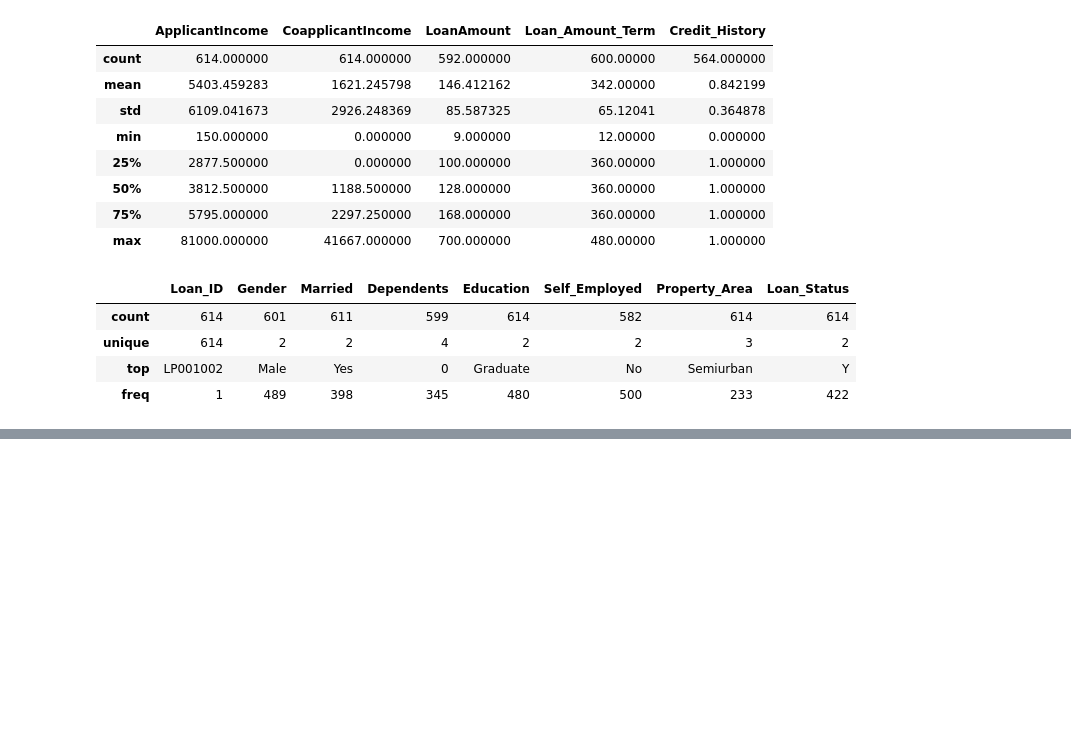
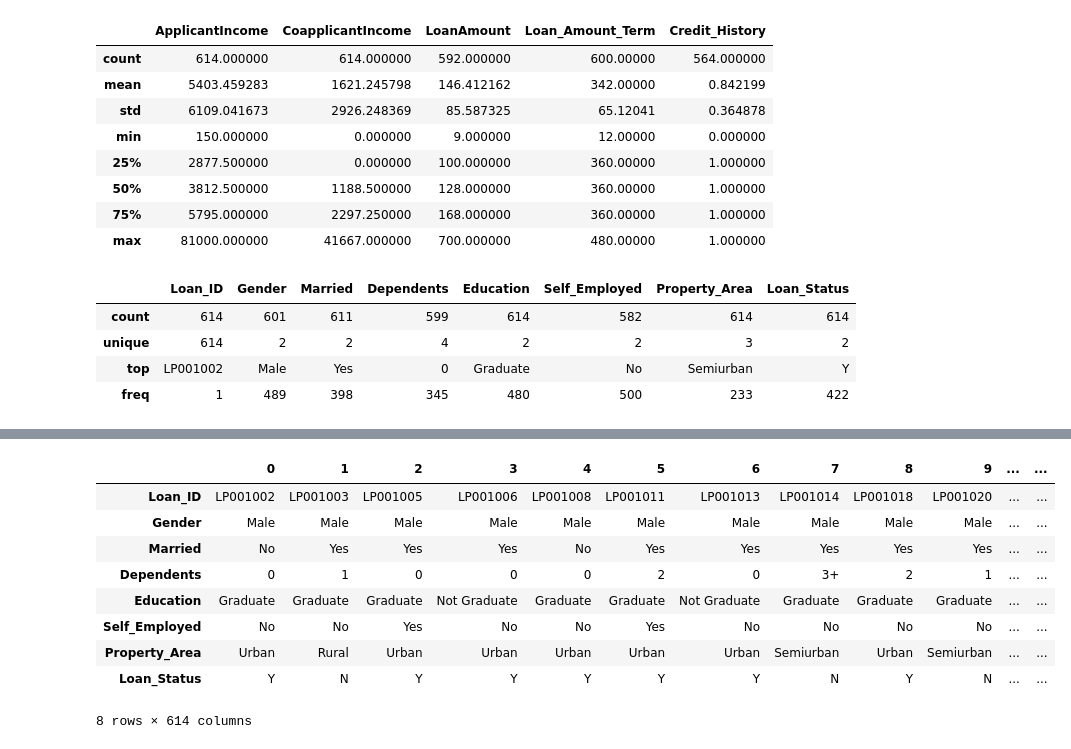
Before and after one commit to Augustin224/traitrement_de_donnee, a Jupyter notebook: main.ipynb, the cells around one changed output, grey strips where cells are left out. Cells and saved outputs as stored; diff of their text form; code cells hidden in the pictures; blank space fills up the shorter version.

```diff
--- a/main.ipynb
+++ b/main.ipynb
@@ -637,0 +640,10 @@ dg.describe(include='O')
+# %%
+cat_data = []
+num_data = []
+for i,c in enumerate(dg.dtypes):
+    if c==object:
+        cat_data.append(dg.iloc[:,i])
+    else:
+        num_data.append(dg.iloc[:,i])
+
+cat_data
@@ -637,0 +668,15 @@ dg.describe(include='O')
+# %%
+# On va transformer cat_data en DataFrame
+cat_data=pd.DataFrame(cat_data)
+cat_data
+# %% [output]
+|  | 0 | 1 | 2 | 3 | 4 | 5 | 6 | 7 | 8 | 9 | ... | ... |
+| Loan_ID | LP001002 | LP001003 | LP001005 | LP001006 | LP001008 | LP001011 | LP001013 | LP001014 | LP001018 | LP001020 | ... | ... |
+| Gender | Male | Male | Male | Male | Male | Male | Male | Male | Male | Male | ... | ... |
+| Married | No | Yes | Yes | Yes | No | Yes | Yes | Yes | Yes | Yes | ... | ... |
+| Dependents | 0 | 1 | 0 | 0 | 0 | 2 | 0 | 3+ | 2 | 1 | ... | ... |
+| Education | Graduate | Graduate | Graduate | Not Graduate | Graduate | Graduate | Not Graduate | Graduate | Graduate | Graduate | ... | ... |
+| Self_Employed | No | No | Yes | No | No | Yes | No | No | No | No | ... | ... |
+| Property_Area | Urban | Rural | Urban | Urban | Urban | Urban | Urban | Semiurban | Urban | Semiurban | ... | ... |
+| Loan_Status | Y | N | Y | Y | Y | Y | Y | N | Y | N | ... | ... |
+8 rows × 614 columns
```
Also changed, not shown: parts of 11 cells of this notebook.
